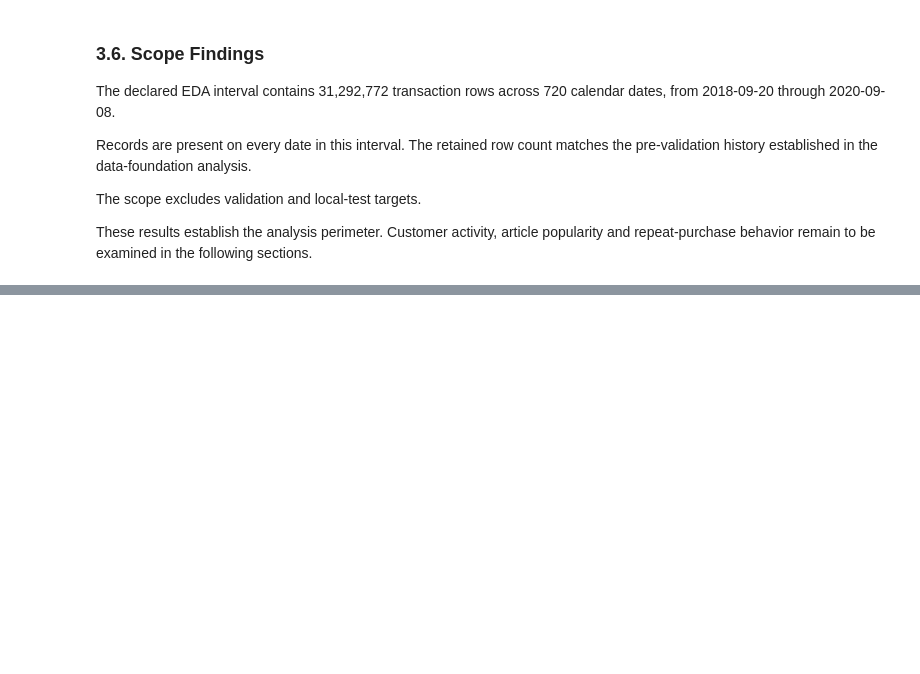
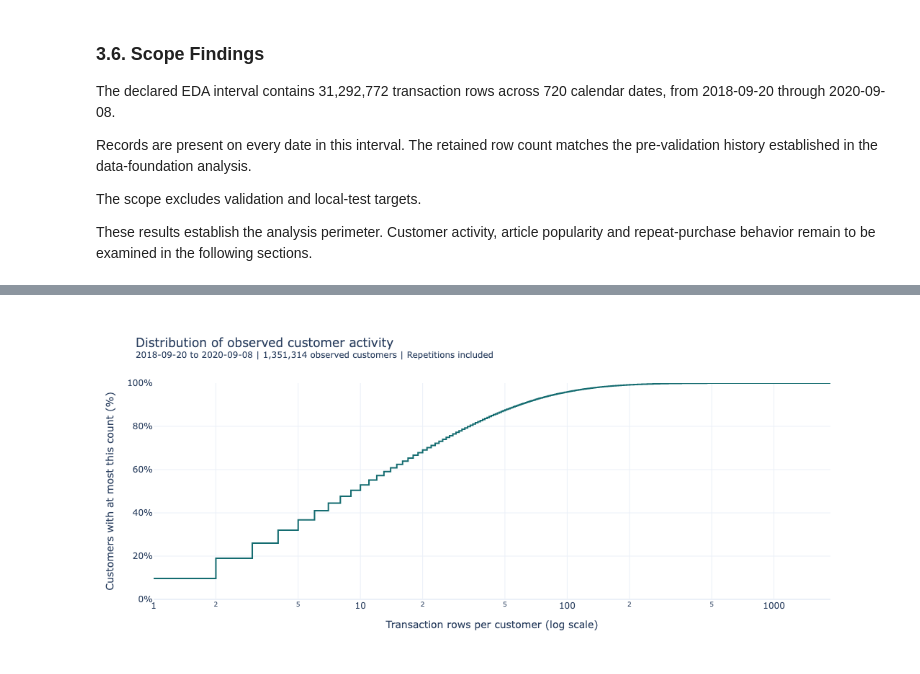
Before and after one commit to Songhai9/atelier-ai-project, a Jupyter notebook: notebooks/behavioral_eda.ipynb, the cells around one changed output, grey strips where cells are left out. Saved outputs shown, nothing was run; the diff lists cells and outputs as text; code cells hidden in the pictures; blank space fills up the shorter version.

Commit message:
Analyze customer transaction-row frequency

```diff
--- a/notebooks/behavioral_eda.ipynb
+++ b/notebooks/behavioral_eda.ipynb
@@ -221,7 +230,9 @@ It does not establish complete-file coverage or total transaction counts.
 Close the generator explicitly after this early stop so that its
 underlying source reader is also closed.
 # %%
-with closing(iter_eda_date_chunks()) as eda_chunks:
+with closing(
+    iter_eda_chunks(columns=["t_dat"])
+) as eda_chunks:
     first_eda_chunk = next(eda_chunks, None)
 
 if first_eda_chunk is None:
@@ -276,7 +287,9 @@ print(
     flush=True,
 )
 
-with closing(iter_eda_date_chunks()) as eda_chunks:
+with closing(
+    iter_eda_chunks(columns=["t_dat"])
+) as eda_chunks:
     daily_activity_eda, eda_transaction_rows = (
         build_daily_activity(eda_chunks)
     )
@@ -423,0 +626,48 @@ examined in the following sections.
+# %%
+fig = px.line(
+    activity_distribution,
+    x="transaction_rows",
+    y="cumulative_customer_pct",
+    line_shape="hv",
+    log_x=True,
+    color_discrete_sequence=["#146C70"],
+    template="plotly_white",
+    hover_data={
+        "customers": ":,",
+        "cumulative_customer_pct": ":.2f",
+    },
+    labels={
+        "transaction_rows": (
+            "Transaction rows per customer (log scale)"
+        ),
+        "cumulative_customer_pct": (
+            "Customers with at most this count (%)"
+        ),
+        "customers": "Customers at this exact count",
+    },
+    title=(
+        "Distribution of observed customer activity"
+        f"<br><sup>{EDA_START.date()} to "
+        f"{(EDA_END_EXCLUSIVE - pd.Timedelta(days=1)).date()}"
+        f" | {observed_customers:,} observed customers"
+        " | Repetitions included</sup>"
+    ),
+)
+
+fig.update_layout(
+    width=1100,
+    height=480,
+    showlegend=False,
+)
+
+fig.update_yaxes(
+    range=[0, 100],
+    ticksuffix="%",
+)
+
+fig.show(
+    renderer="plotly_mimetype+png",
+    config={"displaylogo": False},
+)
+# %% [output]
+[figure, added]
```
Also changed, not shown: parts of 9 cells of this notebook.
